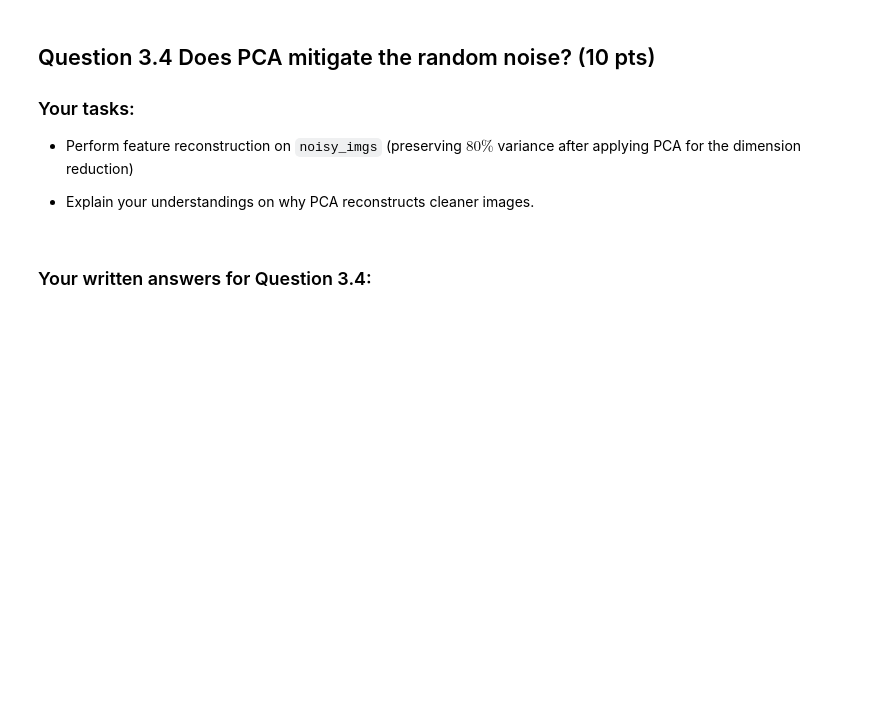
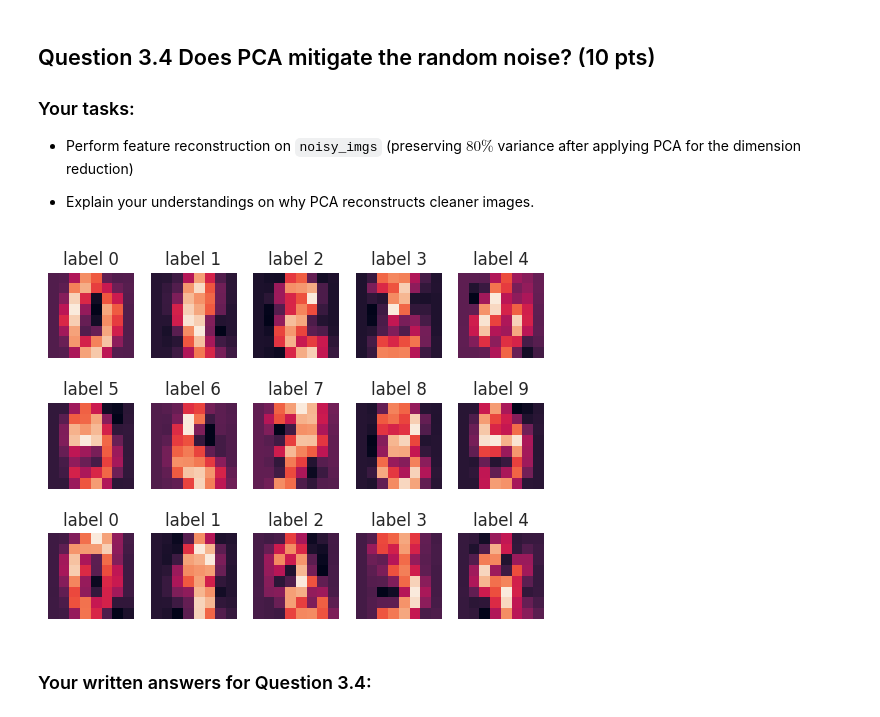
Before and after one commit to echao-03/assignments_242, a Jupyter notebook: Assignment2/Assignment2.ipynb, the cells around one changed output. Drawn from its saved outputs; the diff is of its cells as text; code cells hidden in the pictures; blank space fills up the shorter version.

```diff
--- a/Assignment2/Assignment2.ipynb
+++ b/Assignment2/Assignment2.ipynb
@@ -486,12 +503,17 @@ display_digits(noisy_imgs)
 # %%
 ################# Your answer for Question 3.4   #################
 
 
 
 # name the reconstructed images from noisy images as 'reconstructed_noise'
-reconstructed_noise =
+newPCA = PCA(0.8).fit(data_digit.data)
+lower_dimension = newPCA.transform(noisy_imgs)
+reconstructed_noise = newPCA.inverse_transform(lower_dimension)
+
 # Display the reconstructed images
 display_digits(reconstructed_noise)
 ################# Complete the code above #################
+# %% [output]
+[figure, added]
 # %% [markdown]
 ### Your written answers for Question 3.4:
```
Also changed, not shown: parts of 10 cells of this notebook.
